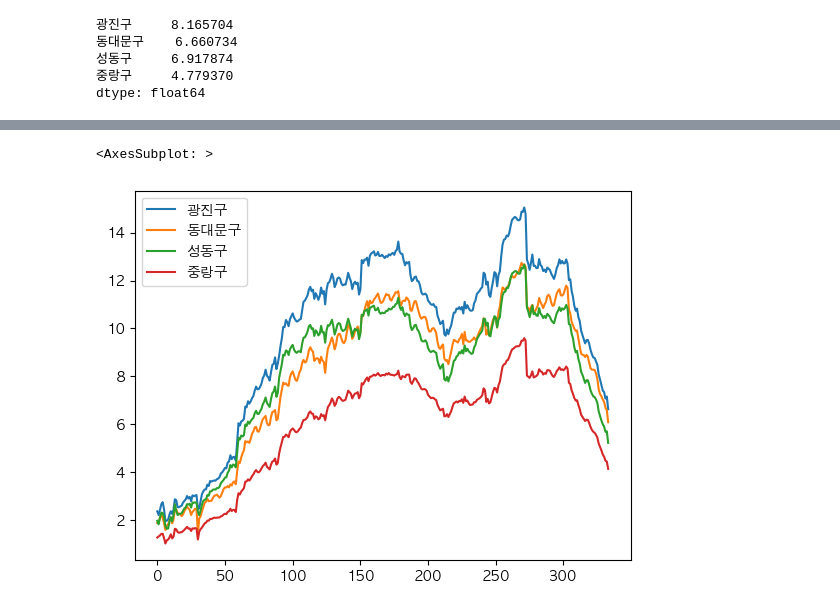
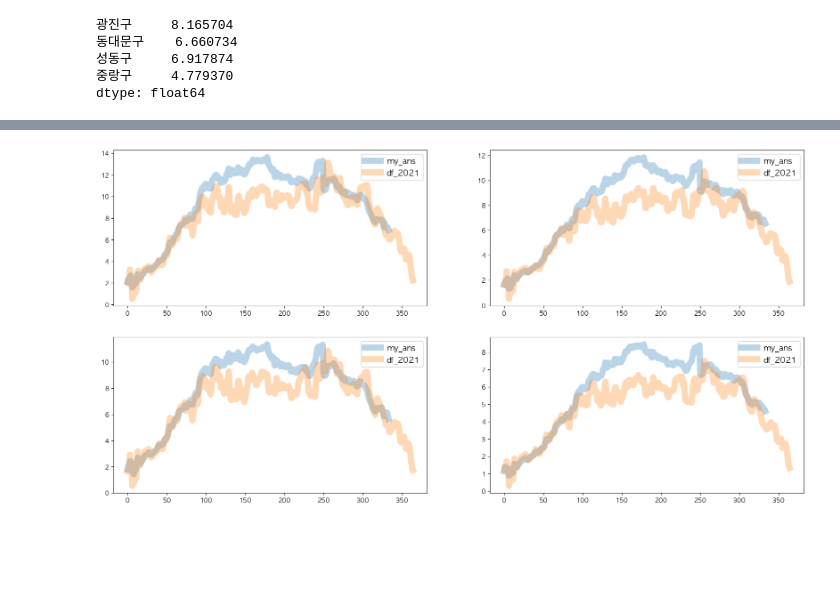
Before and after one commit to portion-jack/Competition_UOS_bycicle_prediction, a Jupyter notebook: _new_idea/_pipe_line.ipynb, the cells around one changed output, grey strips where cells are left out. Drawn from its saved outputs; the diff is of its cells as text; code cells hidden in the pictures; blank space fills up the shorter version.

```diff
--- a/_new_idea/_pipe_line.ipynb
+++ b/_new_idea/_pipe_line.ipynb
@@ -307,0 +315,23 @@ plt.show()
+# %%
+my_ans.iloc[250:,:]=my_ans.iloc[250:,:]*0.8
+# %%
+# my_ans=my_ans.round(3)
+plt.subplot(2,2,1)
+my_ans.reset_index(drop=True).iloc[:,0].plot(figsize=(20,10),alpha=0.3,lw=10,label='my_ans')
+df_2021.reset_index(drop=True).iloc[:,0].plot(figsize=(20,10),alpha=0.3,lw=10,label='df_2021')
+plt.legend(fontsize=13)
+plt.subplot(2,2,2)
+my_ans.reset_index(drop=True).iloc[:,1].plot(figsize=(20,10),alpha=0.3,lw=10,label='my_ans')
+df_2021.reset_index(drop=True).iloc[:,1].plot(figsize=(20,10),alpha=0.3,lw=10,label='df_2021')
+plt.legend(fontsize=13)
+plt.subplot(2,2,3)
+my_ans.reset_index(drop=True).iloc[:,2].plot(figsize=(20,10),alpha=0.3,lw=10,label='my_ans')
+df_2021.reset_index(drop=True).iloc[:,2].plot(figsize=(20,10),alpha=0.3,lw=10,label='df_2021')
+plt.legend(fontsize=13)
+plt.subplot(2,2,4)
+my_ans.reset_index(drop=True).iloc[:,3].plot(figsize=(20,10),alpha=0.3,lw=10,label='my_ans')
+df_2021.reset_index(drop=True).iloc[:,3].plot(figsize=(20,10),alpha=0.3,lw=10,label='df_2021')
+plt.legend(fontsize=13)
+plt.show()
+# %% [output]
+[figure, added]
@@ -310,5 +343,0 @@ my_ans.to_csv('_new_idea_mean_same_rates.csv')
-# %%
-my_ans.reset_index(drop=True).plot()
-# %% [output]
-<AxesSubplot: >
-[figure, removed]
```
Also changed, not shown: parts of 26 cells of this notebook, 4 other files.
